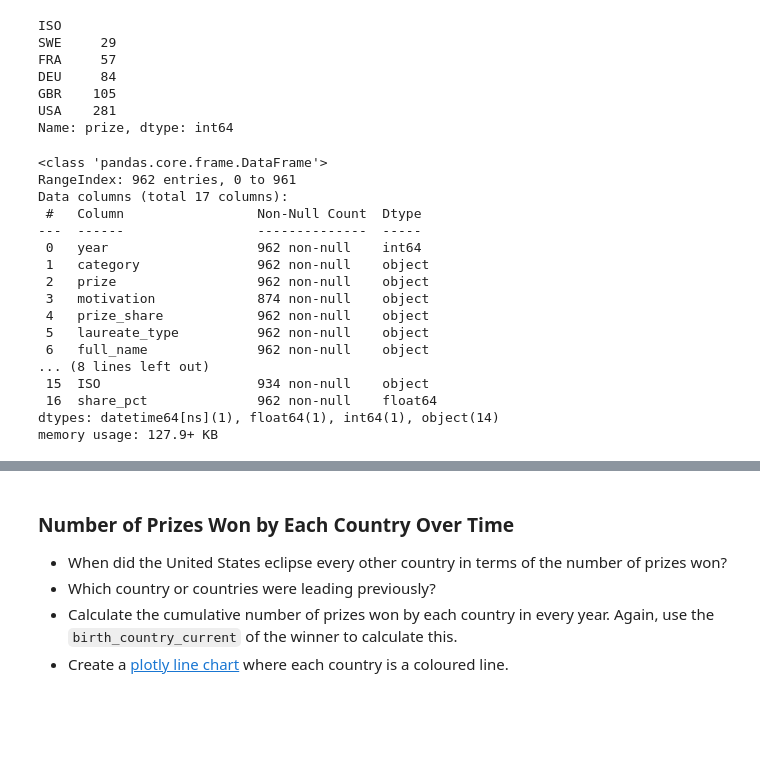
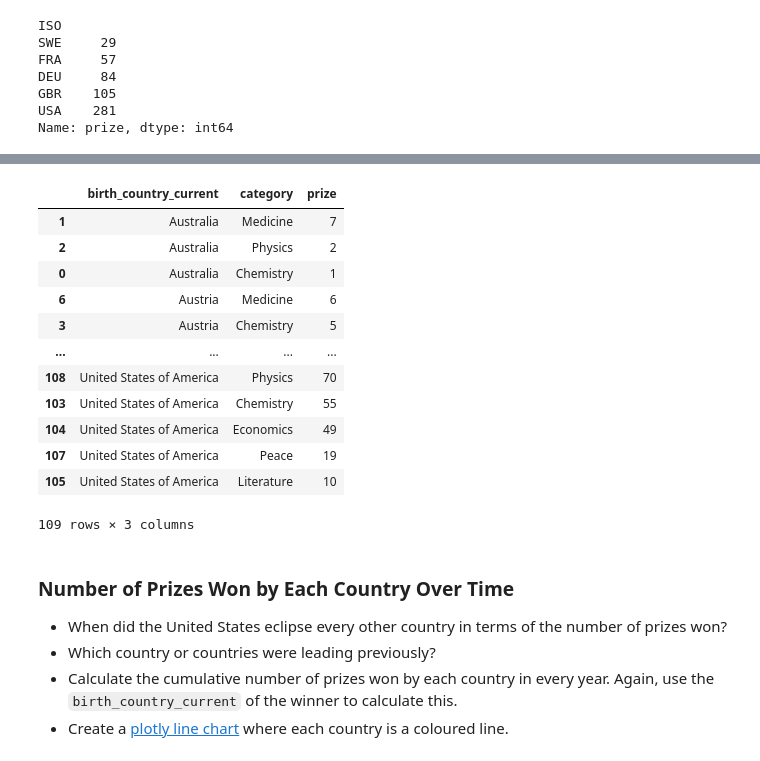
Before and after one commit to fkajose/100-Days-of-Code, a Jupyter notebook: 079-Nobel-prize-analysis/Nobel_Prize_Analysis.ipynb, the cells around one changed output, grey strips where cells are left out. Cells and saved outputs as stored; diff of their text form; code cells hidden in the pictures; blank space fills up the shorter version.

Commit message:
Day 79: Plot categorical top 20 countries

```diff
--- a/079-Nobel-prize-analysis/Nobel_Prize_Analysis.ipynb
+++ b/079-Nobel-prize-analysis/Nobel_Prize_Analysis.ipynb
@@ -553,7 +553,7 @@ ax2.legend(loc="upper right")
 # %%
 top20_countries = (
     df_data.groupby("birth_country_current").prize.count().sort_values(ascending=True)
-)
-top20_countries.tail()
+).tail(20)
+top20_countries
 # %% [output]
 birth_country_current
@@ -626,26 +636,6 @@ fig = px.choropleth(
     labels={"color": "prize"},
 )
 fig.show()
-# %%
-df_data.info()
-# %% [output]
-<class 'pandas.core.frame.DataFrame'>
-RangeIndex: 962 entries, 0 to 961
-Data columns (total 17 columns):
- #   Column                 Non-Null Count  Dtype
----  ------                 --------------  -----
- 0   year                   962 non-null    int64
- 1   category               962 non-null    object
- 2   prize                  962 non-null    object
- 3   motivation             874 non-null    object
- 4   prize_share            962 non-null    object
- 5   laureate_type          962 non-null    object
- 6   full_name              962 non-null    object
-... (8 lines left out)
- 15  ISO                    934 non-null    object
- 16  share_pct              962 non-null    float64
-dtypes: datetime64[ns](1), float64(1), int64(1), object(14)
-memory usage: 127.9+ KB
 # %% [markdown]
 # In Which Categories are the Different Countries Winning Prizes?
 
@@ -667,3 +657,30 @@ The hard part is preparing the data for this chart!
 *Hint*: Take a two-step approach. The first step is grouping the data by country and category. Then you can create a DataFrame that looks something like this:
 
 <img src=https://i.imgur.com/VKjzKa1.png width=450>
+# %%
+# Filter original data for only these countries
+df_top_20 = df_data[df_data["birth_country_current"].isin(top20_countries.index)]
+
+# Group and count by both country and category
+top20_countries_categories = (
+    df_top_20.groupby(["birth_country_current", "category"])
+    .size()
+    .reset_index(name="prize")
+    .sort_values(by=["birth_country_current", "prize"], ascending=[True, False])
+)
+
+top20_countries_categories
+# %% [output]
+|  | birth_country_current | category | prize |
+| 1 | Australia | Medicine | 7 |
+| 2 | Australia | Physics | 2 |
+| 0 | Australia | Chemistry | 1 |
+| 6 | Austria | Medicine | 6 |
+| 3 | Austria | Chemistry | 5 |
+| ... | ... | ... | ... |
+| 108 | United States of America | Physics | 70 |
+| 103 | United States of America | Chemistry | 55 |
+| 104 | United States of America | Economics | 49 |
+| 107 | United States of America | Peace | 19 |
+| 105 | United States of America | Literature | 10 |
+109 rows × 3 columns
```
Also changed, not shown: parts of 3 cells of this notebook.
